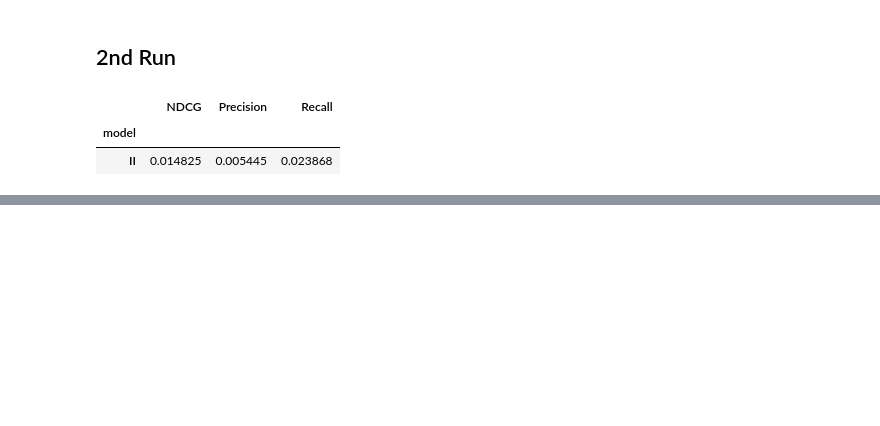
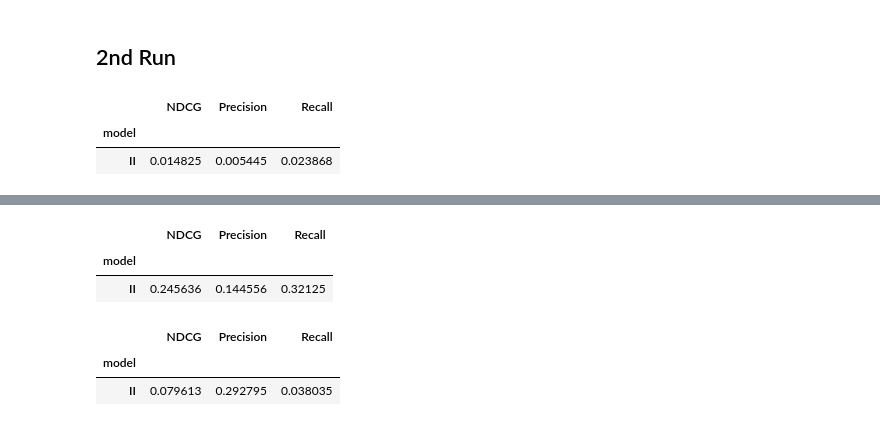
Before and after one commit to jeffnk05/fhw-recommendation-system, a Jupyter notebook: lenskit/LensKit.ipynb, the cells around one changed output, grey strips where cells are left out. Cells and saved outputs as stored; diff of their text form; code cells hidden in the pictures; blank space fills up the shorter version.

```diff
--- a/lenskit/LensKit.ipynb
+++ b/lenskit/LensKit.ipynb
@@ -314,0 +494,29 @@ results.list_metrics().groupby("model").mean()
+# %%
+# test data is organized by user
+all_test = ItemListCollection(UserIDKey)
+# recommendations will be organized by model and user ID
+all_recs = ItemListCollection(["model", "user_id"])
+
+for split in crossfold_users(dataset, 5, SampleFrac(0.2)):
+    # collect the test data
+    all_test.add_from(split.test)
+
+    # do the same for item-item
+    fit_ii = pipe_ii.clone()
+    fit_ii.train(split.train)
+    ii_recs = recommend(fit_ii, split.test.keys(), 100)
+    all_recs.add_from(ii_recs, model="II")
+
+ran = RunAnalysis()
+ran.add_metric(NDCG())
+# ran.add_metric(RBP())
+# ran.add_metric(RecipRank())
+ran.add_metric(Precision())
+ran.add_metric(Recall())
+results = ran.measure(all_recs, all_test)
+
+results.list_metrics().groupby("model").mean()
+# %% [output]
+|  | NDCG | Precision | Recall |
+| model |  |  |  |
+| II | 0.245636 | 0.144556 | 0.32125 |
@@ -314,0 +526,29 @@ results.list_metrics().groupby("model").mean()
+# %%
+# test data is organized by user
+all_test = ItemListCollection(UserIDKey)
+# recommendations will be organized by model and user ID
+all_recs = ItemListCollection(["model", "user_id"])
+
+for split in crossfold_users(dataset, 5, SampleFrac(0.2)):
+    # collect the test data
+    all_test.add_from(split.test)
+
+    # do the same for item-item
+    fit_ii = pipe_ii.clone()
+    fit_ii.train(split.train)
+    ii_recs = recommend(fit_ii, split.test.keys(), 100)
+    all_recs.add_from(ii_recs, model="II")
+
+ran = RunAnalysis()
+ran.add_metric(NDCG())
+# ran.add_metric(RBP())
+# ran.add_metric(RecipRank())
+ran.add_metric(Precision())
+ran.add_metric(Recall())
+results = ran.measure(all_recs, all_test)
+
+results.list_metrics().groupby("model").mean()
+# %% [output]
+|  | NDCG | Precision | Recall |
+| model |  |  |  |
+| II | 0.079613 | 0.292795 | 0.038035 |
```
Also changed, not shown: parts of 28 cells of this notebook, 2 other files.
